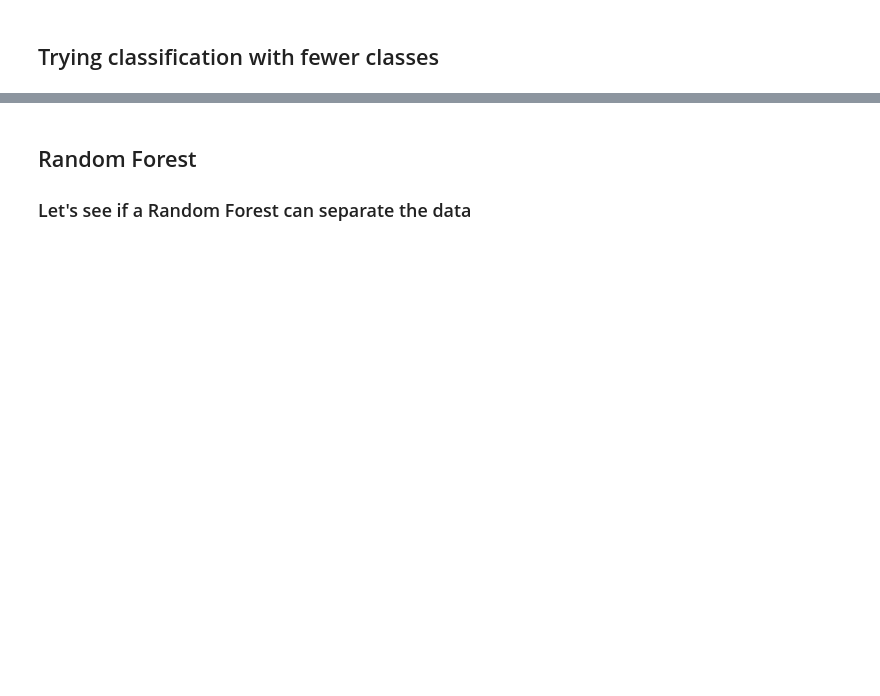
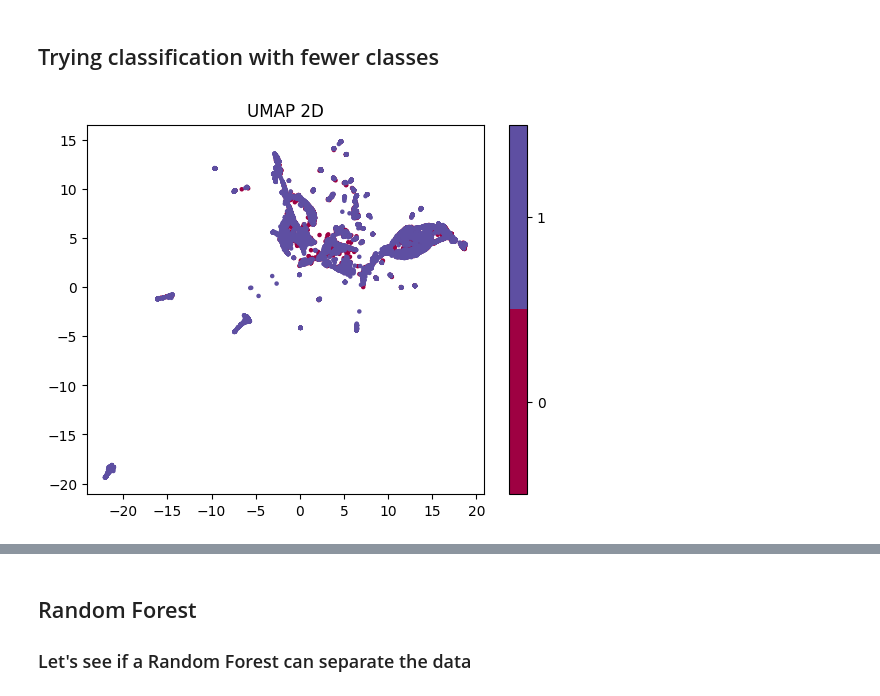
Before and after one commit to H-IAAC/sumo_data_synthesis, a Jupyter notebook: modelTraining.ipynb, the cells around one changed output, grey strips where cells are left out. Drawn from its saved outputs; the diff is of its cells as text; code cells hidden in the pictures; blank space fills up the shorter version.

Commit message:
varying UMAP and tSNE parameters (no success)

```diff
--- a/modelTraining.ipynb
+++ b/modelTraining.ipynb
@@ -365,10 +376,10 @@ weighted avg       0.89      0.87      0.87     10663
 # %%
 FOLDER_NAME = 'unicamp'
 labels_simple = pd.read_csv(f'{FOLDER_NAME}/data_simple/labels.csv')
-y = labels_simple['Type'].values
+y_simple = labels_simple['Type'].values
 
 label_encoder = LabelEncoder()
-y_numeric = label_encoder.fit_transform(y)
+y_simple_numeric = label_encoder.fit_transform(y_simple)
 
 ids = labels_simple['ID'].values
 df_list_simple = []
@@ -389,0 +399,7 @@ create_sliding_windows_simple()
+# %%
+X_simple, y_simple = create_sliding_windows(df_list_simple, y_simple_numeric, window_size=20, step_size=10, drop_columns=['time', 'id'])
+X_simple = StandardScaler().fit_transform(X_simple)
+# %%
+visualize_umap_2d(X_simple, y_simple, n_neighbors=np.sqrt(X.shape[0]), min_dist=0.01, metric='correlation')
+# %% [output]
+[figure, added]
```
Also changed, not shown: parts of 26 cells of this notebook.
